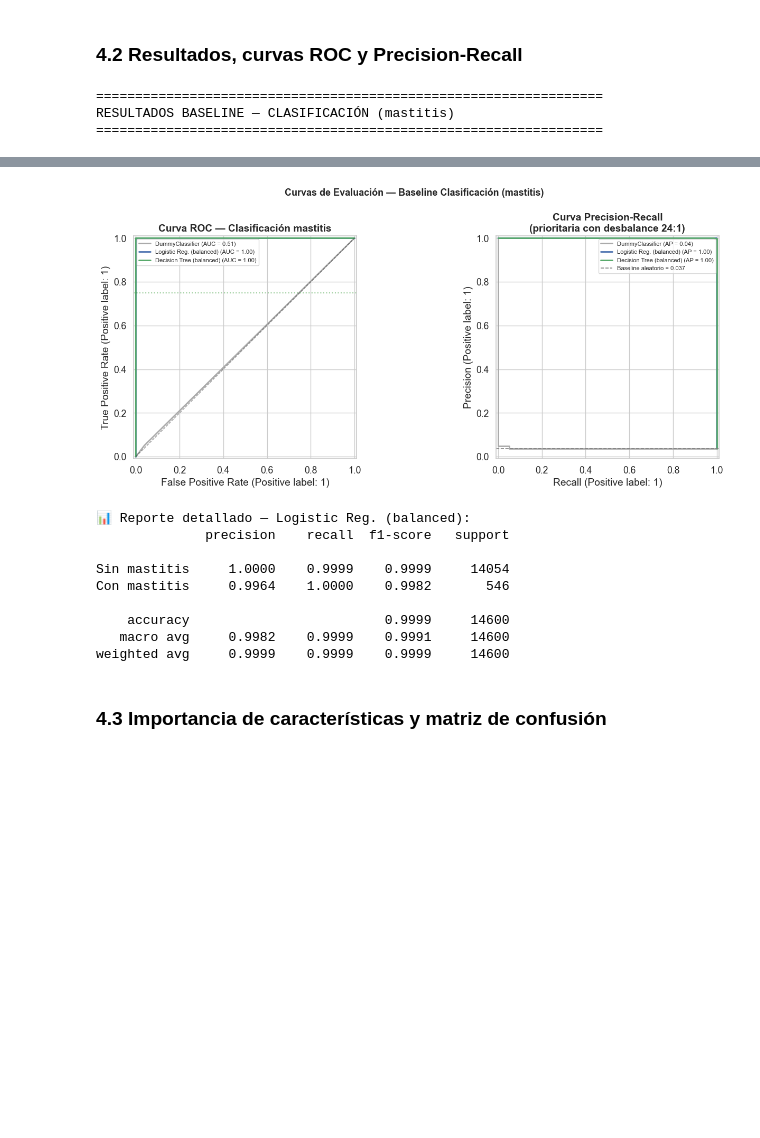
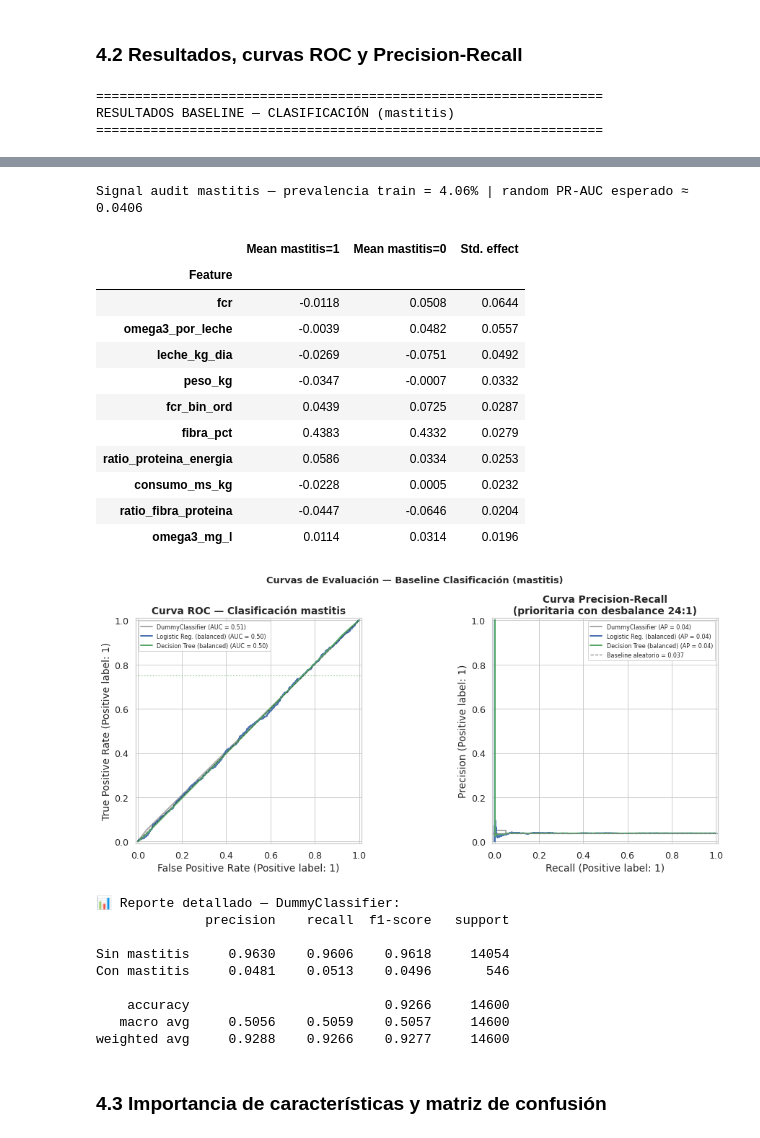
Before and after one commit to jperezg86/ml-nutraceuticos-ganado-lechero, a Jupyter notebook: notebooks/Baseline_Metano_Vacas_v2.ipynb, the cells around one changed output, grey strips where cells are left out. Cells and saved outputs as stored; diff of their text form; code cells hidden in the pictures; blank space fills up the shorter version.

```diff
--- a/notebooks/Baseline_Metano_Vacas_v2.ipynb
+++ b/notebooks/Baseline_Metano_Vacas_v2.ipynb
@@ -302,12 +325,18 @@ def eval_reg(name, y_true, y_pred):
             'R²': round(r2,4), 'MAPE%': round(mape,2)}
 
 def eval_clf(name, y_true, y_pred, y_prob):
-    auc  = roc_auc_score(y_true, y_prob)
-    pr   = average_precision_score(y_true, y_prob)
-    f1   = f1_score(y_true, y_pred, zero_division=0)
-    f1m  = f1_score(y_true, y_pred, average='macro', zero_division=0)
+    auc   = roc_auc_score(y_true, y_prob)
+    pr    = average_precision_score(y_true, y_prob)
+    f1    = f1_score(y_true, y_pred, zero_division=0)
+    f1m   = f1_score(y_true, y_pred, average='macro', zero_division=0)
+    prec  = precision_score(y_true, y_pred, zero_division=0)
+    rec   = recall_score(y_true, y_pred, zero_division=0)
+    bacc  = balanced_accuracy_score(y_true, y_pred)
+    p_pos = float(np.mean(y_pred))
     return {'Modelo': name, 'ROC-AUC': round(auc,4), 'PR-AUC': round(pr,4),
-            'F1 (positivo)': round(f1,4), 'F1 (macro)': round(f1m,4)}
+            'F1 (positivo)': round(f1,4), 'F1 (macro)': round(f1m,4),
+            'Precision+': round(prec,4), 'Recall+': round(rec,4),
+            'Balanced Acc.': round(bacc,4), 'Pred Pos%': round(p_pos*100,2)}
 
 # Benchmark estadístico (piso de referencia)
 y_mean_bench = np.full_like(y_te_reg, y_tr_reg.mean())
@@ -736,9 +788,26 @@ print('='*65)
 print('RESULTADOS BASELINE — CLASIFICACIÓN (mastitis)')
 print('='*65)
 display(df_res_clf.style
-    .background_gradient(subset=['ROC-AUC','PR-AUC'], cmap='Greens')
-    .background_gradient(subset=['F1 (positivo)'], cmap='Blues')
-    .format('{:.4f}'))
+    .background_gradient(subset=['ROC-AUC','PR-AUC','Balanced Acc.'], cmap='Greens')
+    .background_gradient(subset=['F1 (positivo)','Recall+'], cmap='Blues')
+    .format({'ROC-AUC':'{:.4f}', 'PR-AUC':'{:.4f}', 'F1 (positivo)':'{:.4f}',
+             'F1 (macro)':'{:.4f}', 'Precision+':'{:.4f}', 'Recall+':'{:.4f}',
+             'Balanced Acc.':'{:.4f}', 'Pred Pos%':'{:.2f}'}))
+
+signal_audit = []
+for feature in FEAT_CLF:
+    pos_mean = float(df_tr.loc[df_tr['mastitis'] == 1, feature].mean())
+    neg_mean = float(df_tr.loc[df_tr['mastitis'] == 0, feature].mean())
+    pooled_std = float(df_tr[feature].std())
+    effect = 0.0 if pooled_std == 0 or np.isnan(pooled_std) else abs((pos_mean - neg_mean) / pooled_std)
+    signal_audit.append({'Feature': feature, 'Mean mastitis=1': pos_mean,
+                         'Mean mastitis=0': neg_mean, 'Std. effect': effect})
+df_signal_audit = (pd.DataFrame(signal_audit)
+    .sort_values('Std. effect', ascending=False)
+    .head(10)
+    .set_index('Feature'))
+print(f"\nSignal audit mastitis — prevalencia train = {y_tr_clf.mean()*100:.2f}% | random PR-AUC esperado ≈ {y_tr_clf.mean():.4f}")
+display(df_signal_audit.style.format({'Mean mastitis=1':'{:.4f}', 'Mean mastitis=0':'{:.4f}', 'Std. effect':'{:.4f}'}))
 
 clf_names = {'Dummy': 'DummyClassifier',
              'LR':    'Logistic Reg. (balanced)',
@@ -783,13 +852,26 @@ RESULTADOS BASELINE — CLASIFICACIÓN (mastitis)
+Signal audit mastitis — prevalencia train = 4.06% | random PR-AUC esperado ≈ 0.0406
+|  | Mean mastitis=1 | Mean mastitis=0 | Std. effect |
+| Feature |  |  |  |
+| fcr | -0.0118 | 0.0508 | 0.0644 |
+| omega3_por_leche | -0.0039 | 0.0482 | 0.0557 |
+| leche_kg_dia | -0.0269 | -0.0751 | 0.0492 |
+| peso_kg | -0.0347 | -0.0007 | 0.0332 |
+| fcr_bin_ord | 0.0439 | 0.0725 | 0.0287 |
+| fibra_pct | 0.4383 | 0.4332 | 0.0279 |
+| ratio_proteina_energia | 0.0586 | 0.0334 | 0.0253 |
+| consumo_ms_kg | -0.0228 | 0.0005 | 0.0232 |
+| ratio_fibra_proteina | -0.0447 | -0.0646 | 0.0204 |
+| omega3_mg_l | 0.0114 | 0.0314 | 0.0196 |
-[figure, old version]
+[figure, new version]
-📊 Reporte detallado — Logistic Reg. (balanced):
-              precision    recall  f1-score   support
-
-Sin mastitis     1.0000    0.9999    0.9999     14054
-Con mastitis     0.9964    1.0000    0.9982       546
-
-    accuracy                         0.9999     14600
-   macro avg     0.9982    0.9999    0.9991     14600
-weighted avg     0.9999    0.9999    0.9999     14600
+📊 Reporte detallado — DummyClassifier:
+              precision    recall  f1-score   support
+
+Sin mastitis     0.9630    0.9606    0.9618     14054
+Con mastitis     0.0481    0.0513    0.0496       546
+
+    accuracy                         0.9266     14600
+   macro avg     0.5056    0.5059    0.5057     14600
+weighted avg     0.9288    0.9266    0.9277     14600
 # %% [markdown]
 ### 4.3 Importancia de características y matriz de confusión
 # %%
```
Also changed, not shown: parts of 22 cells of this notebook, 7 other files.
